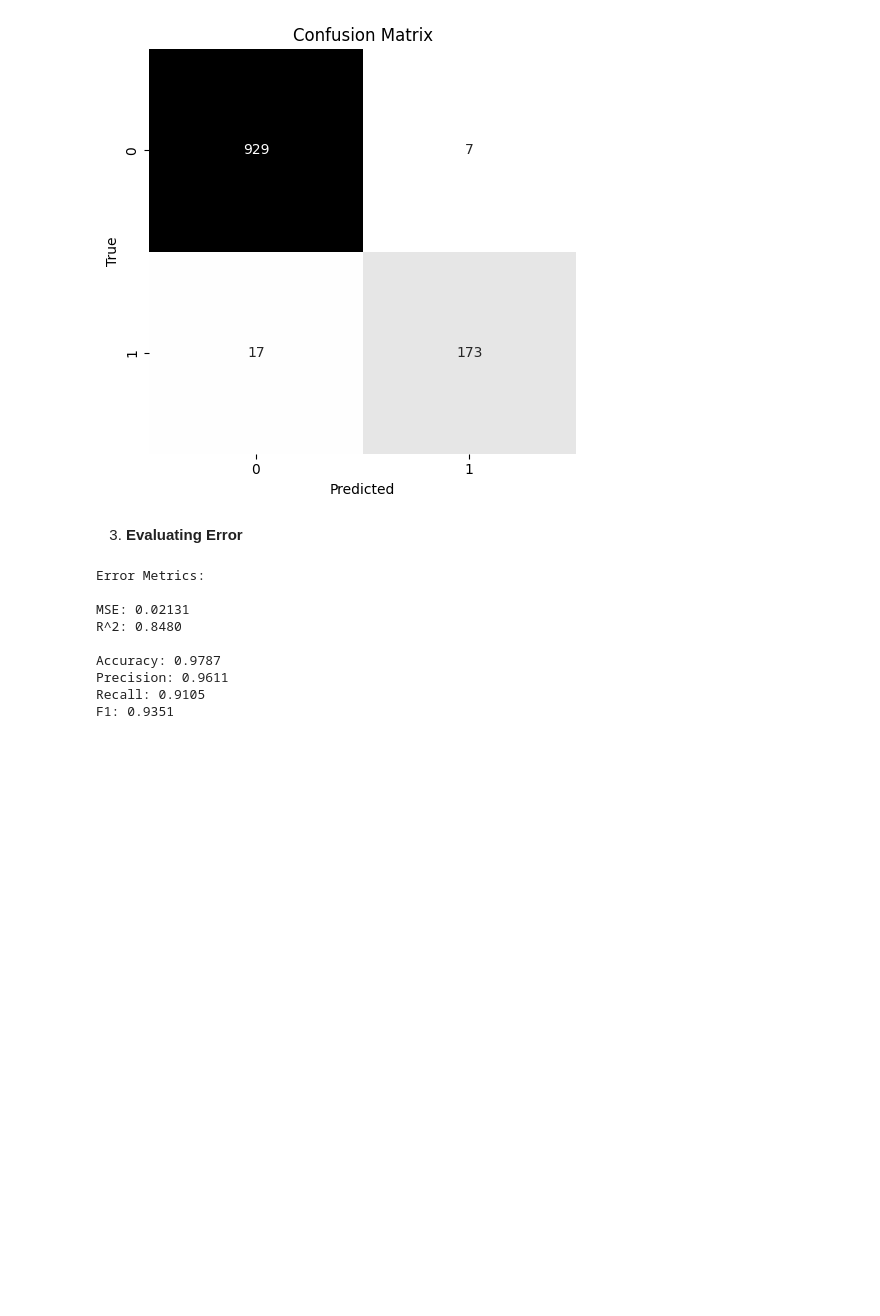
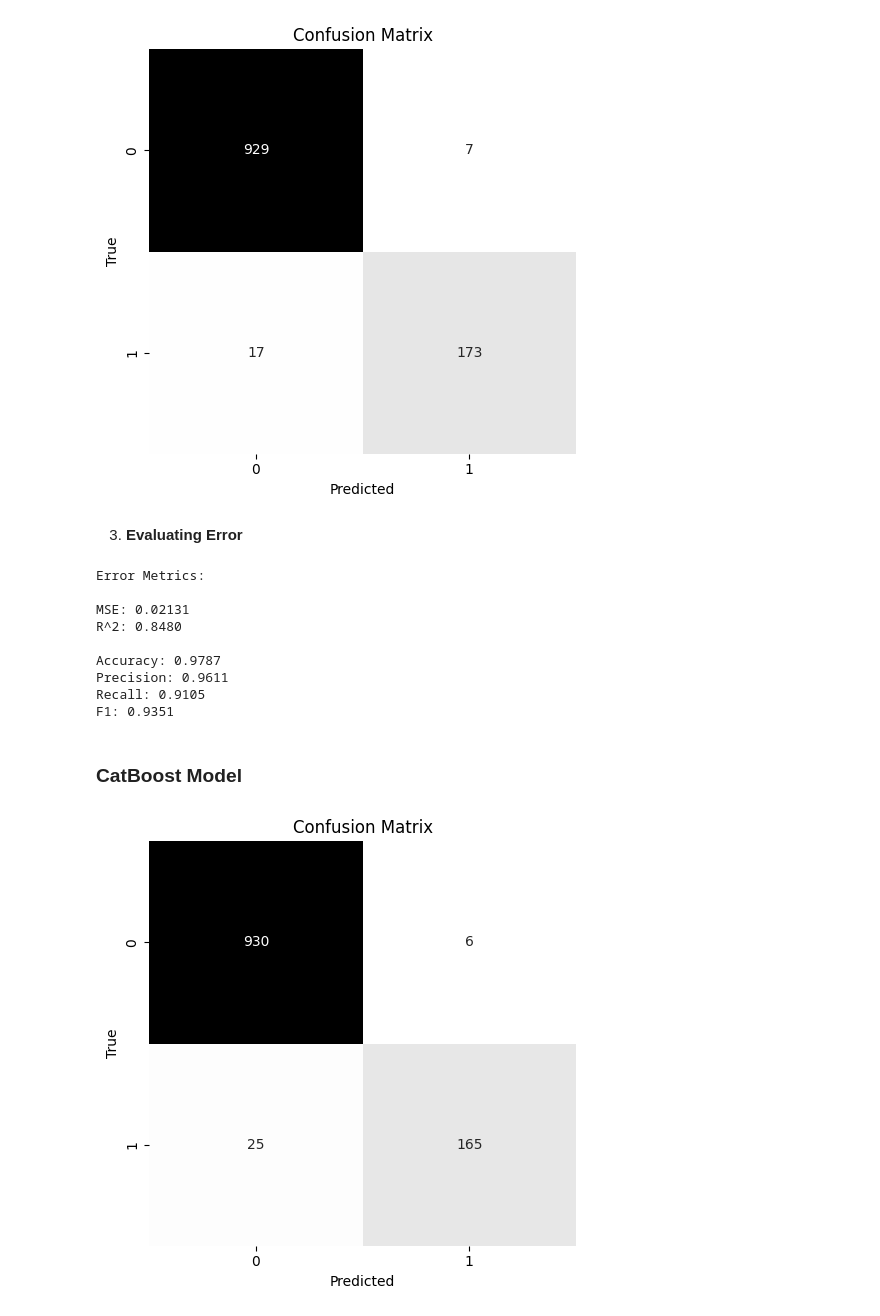
Before and after one commit to SepehrAkbari/LFC-courses, a Jupyter notebook: CSCI-250/Projects/P1/main.ipynb, the cells around one changed output. Saved outputs shown, nothing was run; the diff lists cells and outputs as text; code cells hidden in the pictures; blank space fills up the shorter version.

```diff
--- a/CSCI-250/Projects/P1/main.ipynb
+++ b/CSCI-250/Projects/P1/main.ipynb
@@ -648,3 +821,22 @@ Accuracy: 0.9787
 Precision: 0.9611
 Recall: 0.9105
 F1: 0.9351
+# %% [markdown]
+### **CatBoost Model**
+# %%
+model_cat = CatBoostClassifier(random_seed=250, verbose=0)
+model_cat.fit(X_train_scaled, y_train_resampled)
+y_pred_cat = model_cat.predict(X_test_scaled)
+y_pred_cat_proba = model_cat.predict_proba(X_test_scaled)[:, 1]
+# %%
+cm_cat = confusion_matrix(y_test, y_pred_cat)
+
+plt.figure(figsize=(5, 5))
+sns.heatmap(cm_cat, annot=True, fmt='d', cmap='Greys', cbar=False)
+plt.title('Confusion Matrix')
+plt.xlabel('Predicted')
+plt.ylabel('True')
+plt.tight_layout()
+plt.show()
+# %% [output]
+[figure, added]
```
Also changed, not shown: parts of 24 cells of this notebook, 5 other files.
